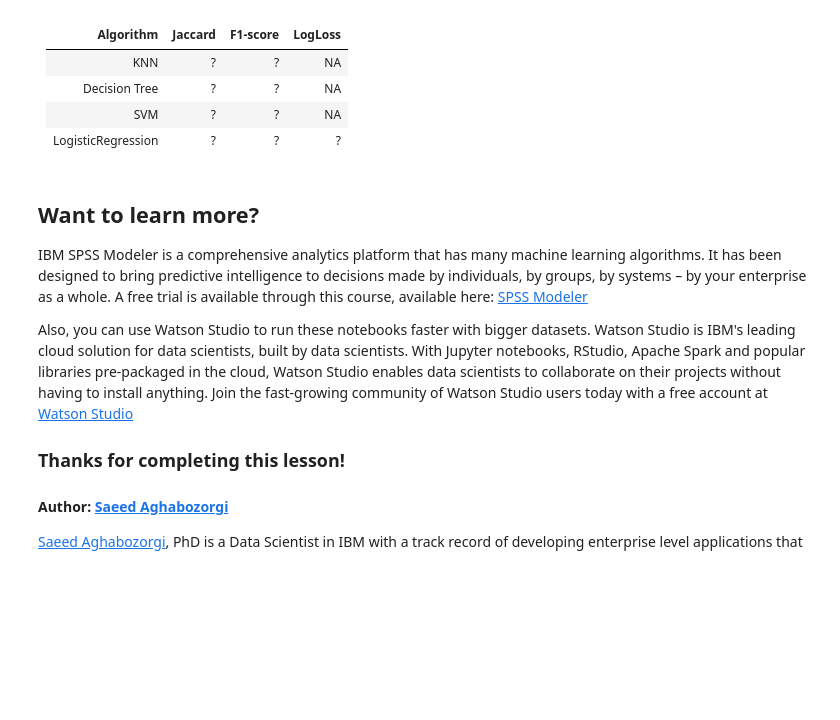
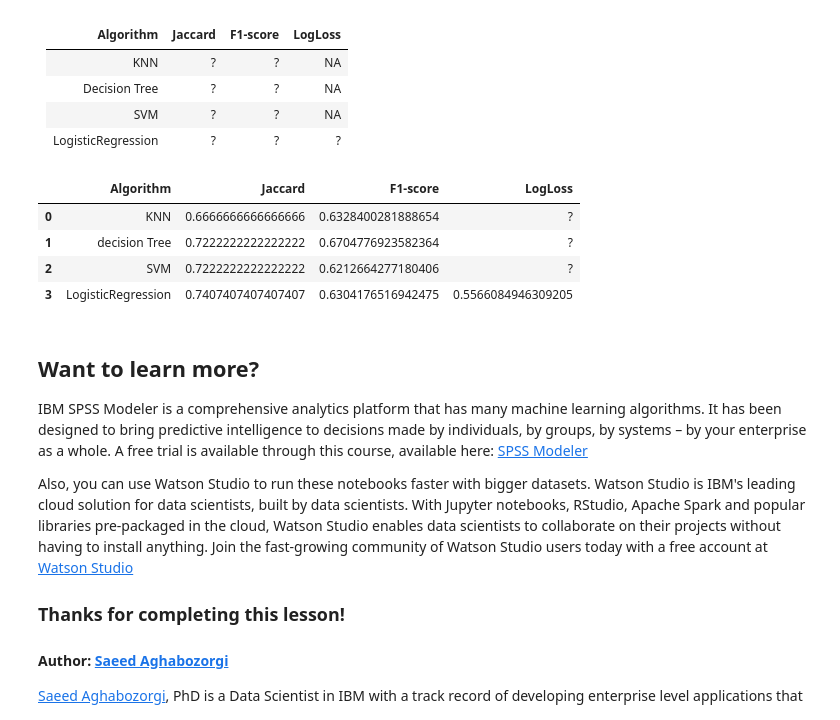
Before and after one commit to jayasankha1010/ML, a Jupyter notebook: ML with python.ipynb, the cells around one changed output. Cells and saved outputs as stored; diff of their text form; code cells hidden in the pictures; blank space fills up the shorter version.

```diff
--- a/ML with python.ipynb
+++ b/ML with python.ipynb
@@ -632,3 +663,12 @@ print(f1_SVM)
 0.6212664277180406
 # %% [markdown]
 ## Logistic regression JACCARD , F1 score & LogLoss
+# %%
+pred_LR = LR_model.predict(tX)
+pred_LR
+
+pred_LR_prob = LR_model.predict_proba(tX)
+# %%
+#jaccard for LR
+j_LR = jaccard_similarity_score(ty, pred_LR)
+print(j_LR)
@@ -634,0 +677,4 @@ print(f1_SVM)
+# %%
+#f1 score for LR
+f1_LR = f1_score(ty, pred_LR,average='weighted')
+print(f1_LR)
@@ -634,0 +683,4 @@ print(f1_SVM)
+# %%
+from sklearn.metrics import log_loss
+ll_LR = log_loss(ty, pred_LR_prob)
+ll_LR
@@ -642,6 +696,16 @@ You should be able to report the accuracy of the built model using different eva
 | Decision Tree      | ?       | ?        | NA      |
 | SVM                | ?       | ?        | NA      |
 | LogisticRegression | ?       | ?        | ?       |
+# %%
+ans = pd.DataFrame(np.array([['KNN',j_KNN,f_KNN,'?'], ['decision Tree',j_tree, f_tree,'?'], ['SVM',j_svm,f1_SVM,'?'],['LogisticRegression',j_LR,f1_LR,ll_LR]]),
+                   columns=['Algorithm', 'Jaccard', 'F1-score','LogLoss'])
+ans
+# %% [output]
+|  | Algorithm | Jaccard | F1-score | LogLoss |
+| 0 | KNN | 0.6666666666666666 | 0.6328400281888654 | ? |
+| 1 | decision Tree | 0.7222222222222222 | 0.6704776923582364 | ? |
+| 2 | SVM | 0.7222222222222222 | 0.6212664277180406 | ? |
+| 3 | LogisticRegression | 0.7407407407407407 | 0.6304176516942475 | 0.5566084946309205 |
 # %% [markdown]
 <h2>Want to learn more?</h2>
 
```
Also changed, not shown: parts of 5 cells of this notebook.
